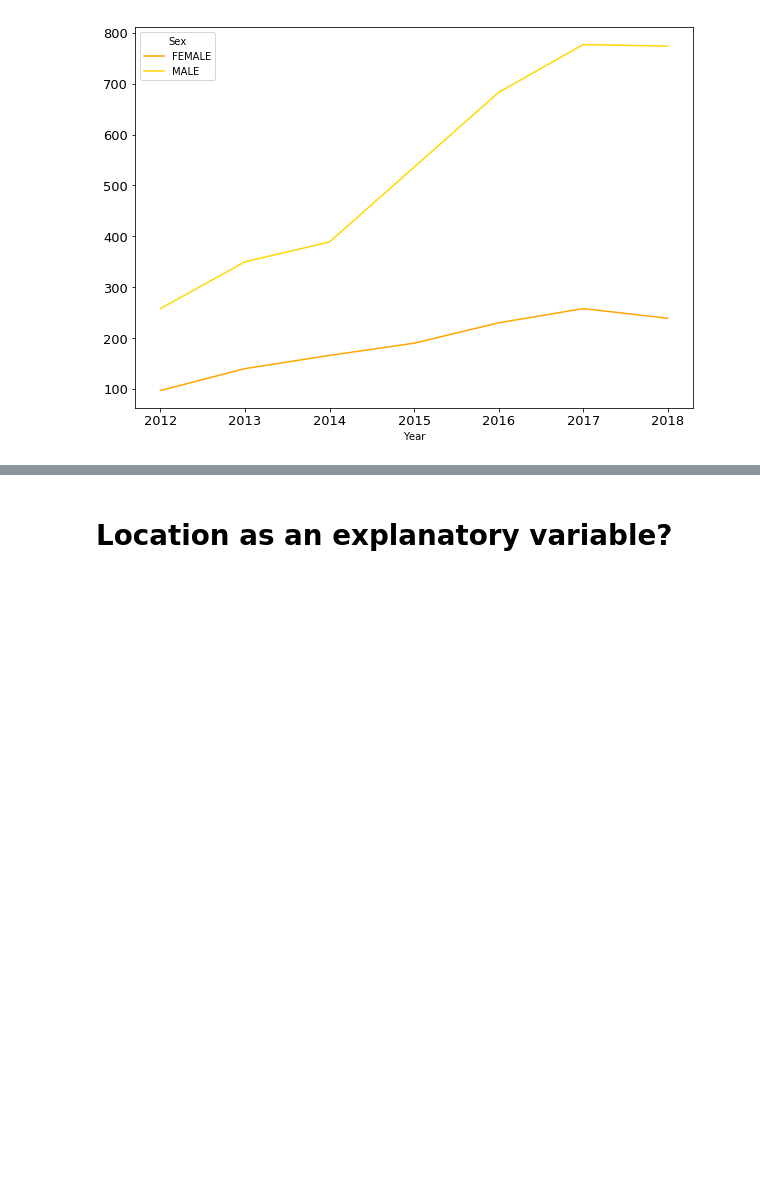
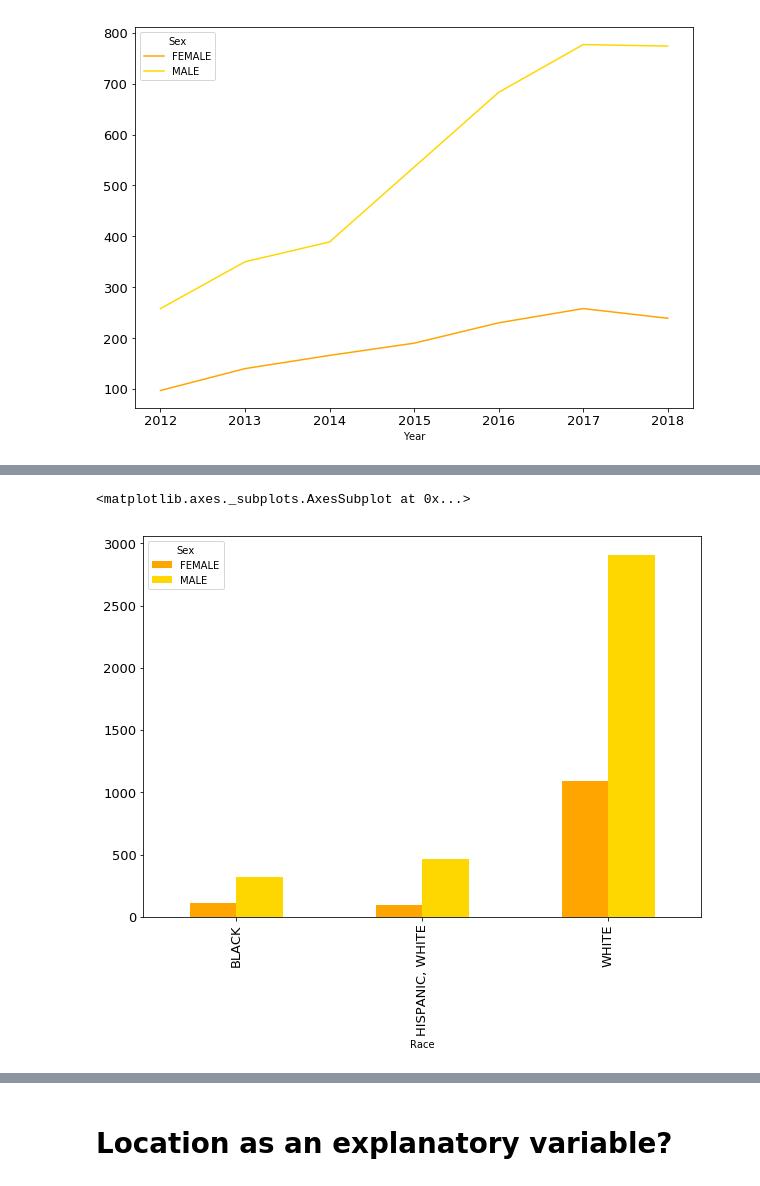
Before and after one commit to kalbond/data_science_term_project, a Jupyter notebook: notebooks/accidental_drug_related_deaths.ipynb, the cells around one changed output, grey strips where cells are left out. Cells and saved outputs as stored; diff of their text form; code cells hidden in the pictures; blank space fills up the shorter version.

```diff
--- a/notebooks/accidental_drug_related_deaths.ipynb
+++ b/notebooks/accidental_drug_related_deaths.ipynb
@@ -580,0 +631,9 @@ add_df.groupby(['Year', 'Sex'])['Sex'].count().unstack().plot(figsize = (10, 7),
+# %%
+# Cross analysis with Other Variables
+# Determine count, min, mean, max of Age by Race & Sex
+
+is_top_race = (add_df['Race'] == 'WHITE') | (add_df['Race'] == 'HISPANIC, WHITE') | (add_df['Race'] == 'BLACK')
+add_df_by_top_race = add_df[is_top_race]
+
+# add_df_by_top_race_count = add_df_by_top_race['Race'].value_counts()
+# add_df_by_top_race_count
@@ -580,0 +651,9 @@ add_df.groupby(['Year', 'Sex'])['Sex'].count().unstack().plot(figsize = (10, 7),
+# %%
+# add_df_by_top_race.columns
+
+race_sex = add_df_by_top_race.pivot_table('Age',index ='Race', columns = 'Sex', aggfunc='count')
+# race_sex
+race_sex.plot(kind='bar', figsize = (10,7), fontsize=13, color = ['orange', 'gold'])
+# %% [output]
+<matplotlib.axes._subplots.AxesSubplot at 0x...>
+[figure, added]
```
Also changed, not shown: parts of 11 cells of this notebook.
